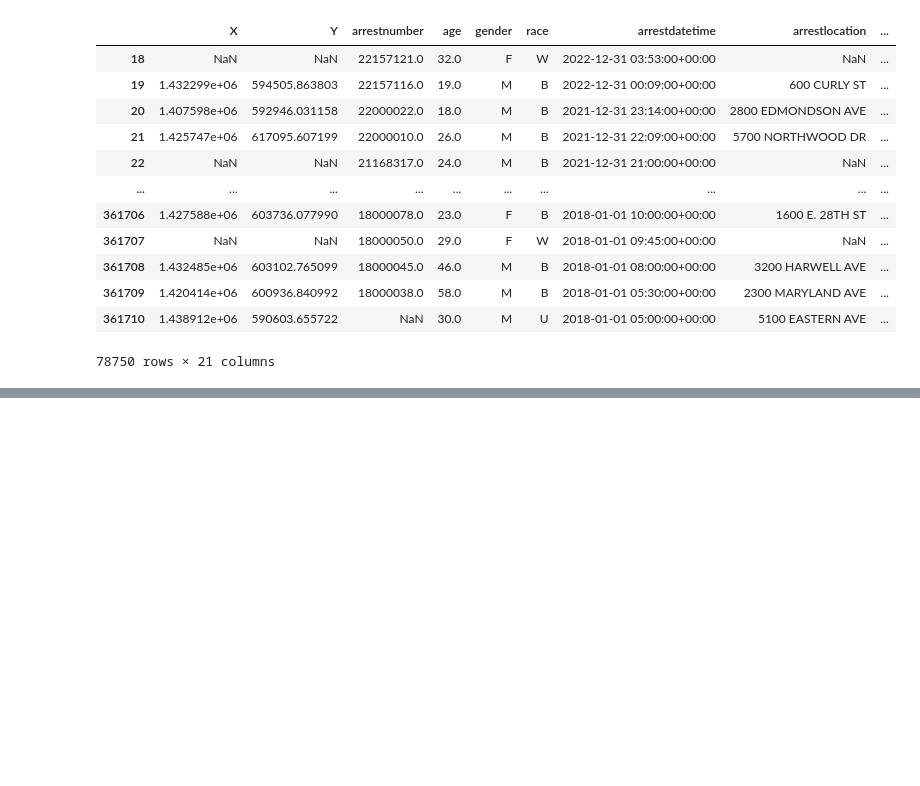
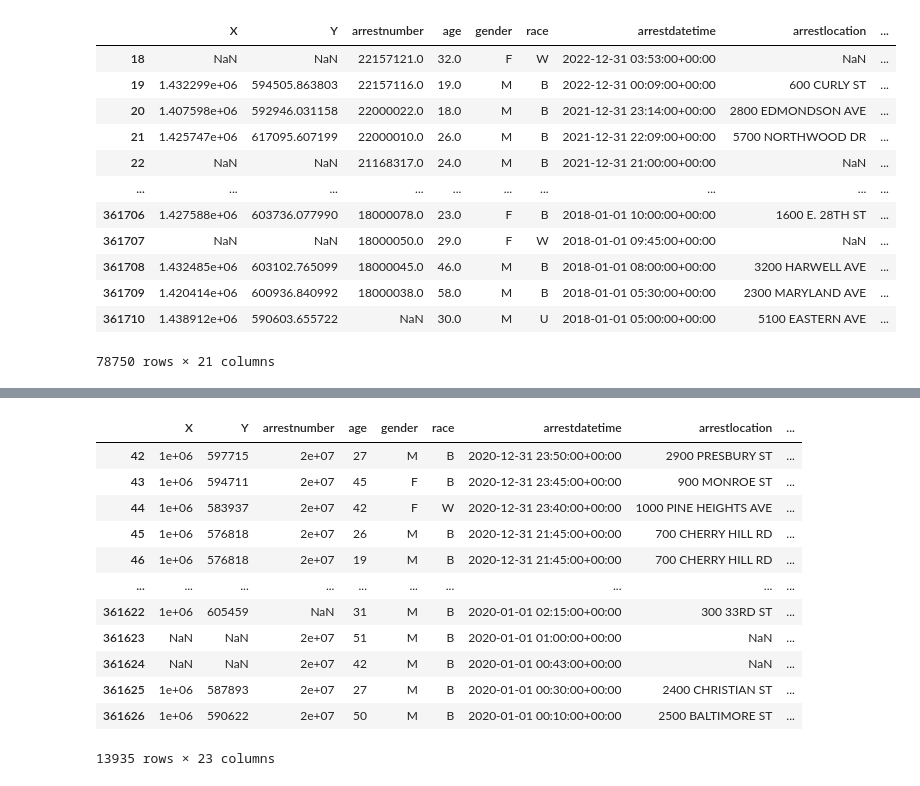
Before and after one commit to erusin12/dataProject1, a Jupyter notebook: maps.ipynb, the cells around one changed output, grey strips where cells are left out. Saved outputs shown, nothing was run; the diff lists cells and outputs as text; code cells hidden in the pictures; blank space fills up the shorter version.

```diff
--- a/maps.ipynb
+++ b/maps.ipynb
@@ -89,0 +151,17 @@ data_2018
+# %%
+# Isolating the 2020 data for mapping
+data_2020 = narrowed_data[narrowed_data['arrest_year'] == 2020]
+# %% [output]
+|  | X | Y | arrestnumber | age | gender | race | arrestdatetime | arrestlocation | ... |
+| 42 | 1e+06 | 597715 | 2e+07 | 27 | M | B | 2020-12-31 23:50:00+00:00 | 2900 PRESBURY ST | ... |
+| 43 | 1e+06 | 594711 | 2e+07 | 45 | F | B | 2020-12-31 23:45:00+00:00 | 900 MONROE ST | ... |
+| 44 | 1e+06 | 583937 | 2e+07 | 42 | F | W | 2020-12-31 23:40:00+00:00 | 1000 PINE HEIGHTS AVE | ... |
+| 45 | 1e+06 | 576818 | 2e+07 | 26 | M | B | 2020-12-31 21:45:00+00:00 | 700 CHERRY HILL RD | ... |
+| 46 | 1e+06 | 576818 | 2e+07 | 19 | M | B | 2020-12-31 21:45:00+00:00 | 700 CHERRY HILL RD | ... |
+| ... | ... | ... | ... | ... | ... | ... | ... | ... | ... |
+| 361622 | 1e+06 | 605459 | NaN | 31 | M | B | 2020-01-01 02:15:00+00:00 | 300 33RD ST | ... |
+| 361623 | NaN | NaN | 2e+07 | 51 | M | B | 2020-01-01 01:00:00+00:00 | NaN | ... |
+| 361624 | NaN | NaN | 2e+07 | 42 | M | B | 2020-01-01 00:43:00+00:00 | NaN | ... |
+| 361625 | 1e+06 | 587893 | 2e+07 | 27 | M | B | 2020-01-01 00:30:00+00:00 | 2400 CHRISTIAN ST | ... |
+| 361626 | 1e+06 | 590622 | 2e+07 | 50 | M | B | 2020-01-01 00:10:00+00:00 | 2500 BALTIMORE ST | ... |
+13935 rows × 23 columns
```
Also changed, not shown: parts of 14 cells of this notebook, 17 other files.
